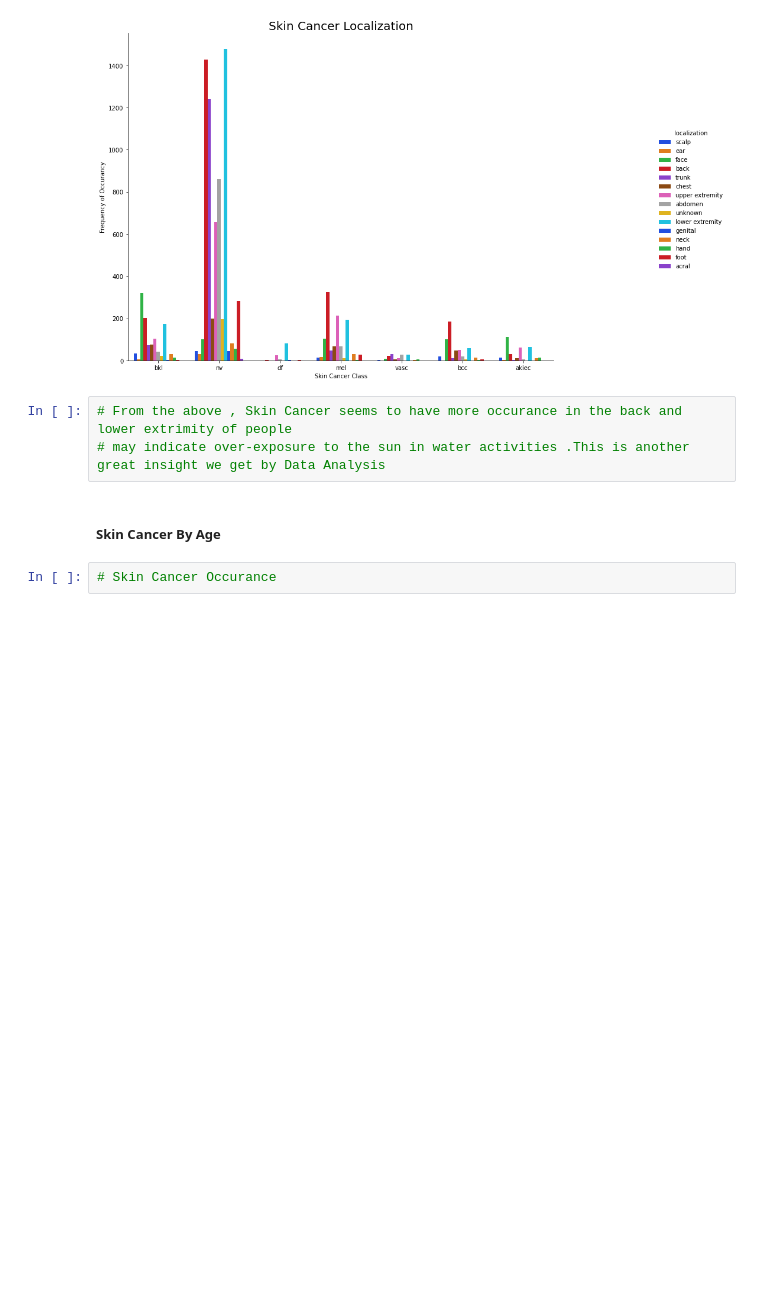
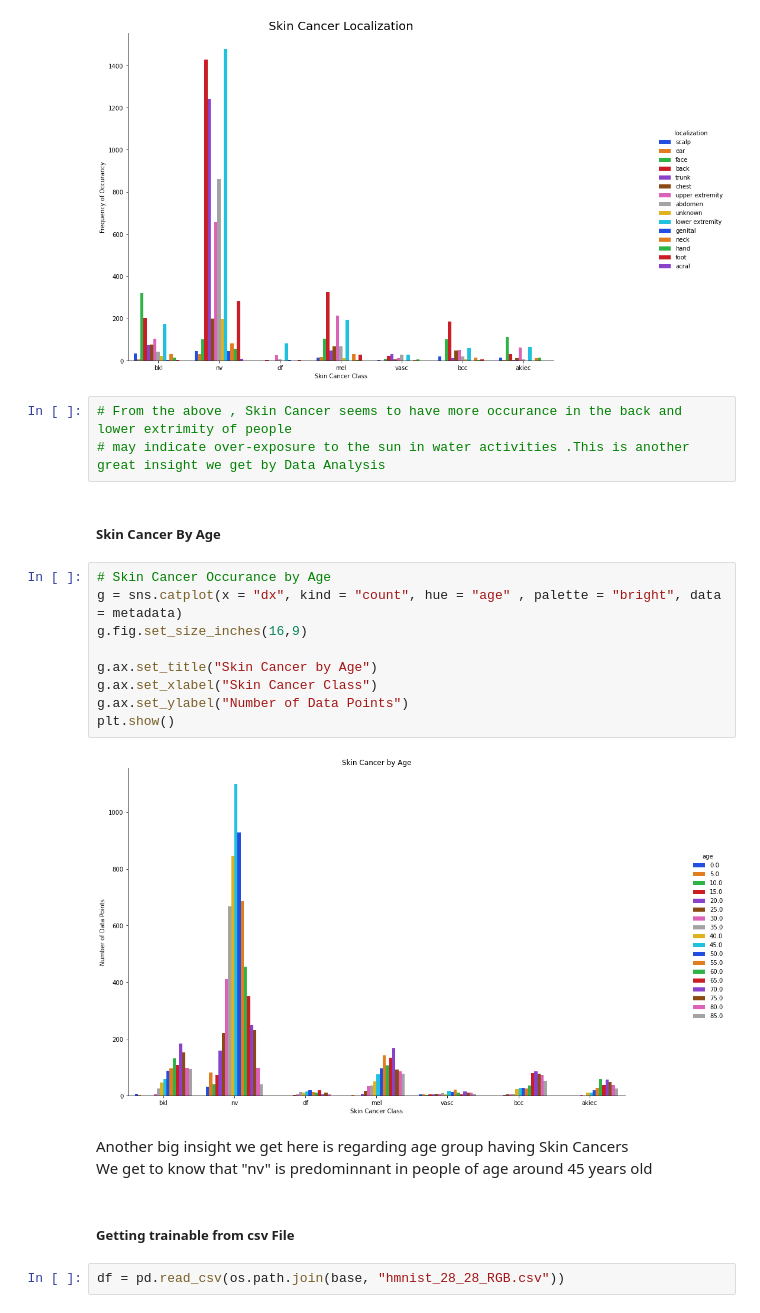
Before and after one commit to krishdb38/Data_Analysis, a Jupyter notebook: Ham10000_Skin_Cancer_Classification.ipynb, the cells around one changed output. Cells and saved outputs as stored; diff of their text form; blank space fills up the shorter version.

```diff
--- a/Ham10000_Skin_Cancer_Classification.ipynb
+++ b/Ham10000_Skin_Cancer_Classification.ipynb
@@ -131,5 +131,21 @@ g.set_ylabels("Frequency of Occurancy")
 # may indicate over-exposure to the sun in water activities .This is another great insight we get by Data Analysis
 # %% [markdown]
 ##### Skin Cancer By Age
-# %%
-# Skin Cancer Occurance
+# %%
+# Skin Cancer Occurance by Age
+g = sns.catplot(x = "dx", kind = "count", hue = "age" , palette = "bright", data = metadata)
+g.fig.set_size_inches(16,9)
+
+g.ax.set_title("Skin Cancer by Age")
+g.ax.set_xlabel("Skin Cancer Class")
+g.ax.set_ylabel("Number of Data Points")
+plt.show()
+# %% [output]
+[figure, added]
+# %% [markdown]
+Another big insight we get here is regarding age group having Skin Cancers <br>
+We get to know that "nv" is predominnant in people of age around 45 years old
+# %% [markdown]
+##### Getting trainable from csv File
+# %%
+df = pd.read_csv(os.path.join(base, "hmnist_28_28_RGB.csv"))
```
Also changed, not shown: parts of 15 cells of this notebook, 4 other files.
